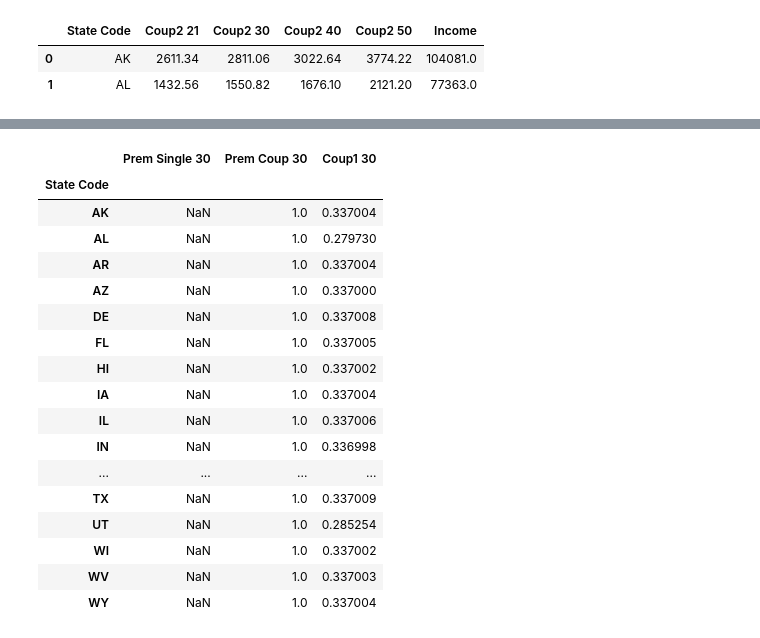
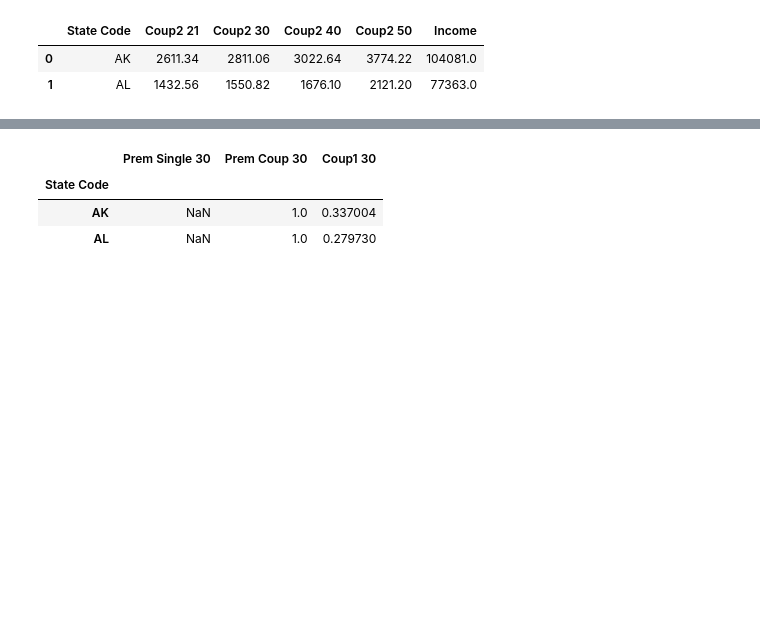
Before and after one commit to michellejm/health_insurance_marketplace, a Jupyter notebook: explore_data.ipynb, the cells around one changed output, grey strips where cells are left out. Saved outputs shown, nothing was run; the diff lists cells and outputs as text; code cells hidden in the pictures; blank space fills up the shorter version.

```diff
--- a/explore_data.ipynb
+++ b/explore_data.ipynb
@@ -145,29 +100,15 @@ percent_increase_couple
 # %%
 df_30s = df.groupby(['State Code'])[['Prem Single 30 ','Prem Coup 30 ','Coup1 30 ']].median()
 
 #for each row, calculate the decade over decade increase in premiums
 
 percent_increase_30s = df_30s.pct_change(axis='columns')
-percent_increase_30s
+percent_increase_30s.head(2)
 # %% [output]
 |  | Prem Single 30 | Prem Coup 30 | Coup1 30 |
 | State Code |  |  |  |
 | AK | NaN | 1.0 | 0.337004 |
 | AL | NaN | 1.0 | 0.279730 |
-| AR | NaN | 1.0 | 0.337004 |
-| AZ | NaN | 1.0 | 0.337000 |
-| DE | NaN | 1.0 | 0.337008 |
-| FL | NaN | 1.0 | 0.337005 |
-| HI | NaN | 1.0 | 0.337002 |
-| IA | NaN | 1.0 | 0.337004 |
-| IL | NaN | 1.0 | 0.337006 |
-| IN | NaN | 1.0 | 0.336998 |
-| ... | ... | ... | ... |
-| TX | NaN | 1.0 | 0.337009 |
-| UT | NaN | 1.0 | 0.285254 |
-| WI | NaN | 1.0 | 0.337002 |
-| WV | NaN | 1.0 | 0.337003 |
-| WY | NaN | 1.0 | 0.337004 |
 # %%
 df_40s = df.groupby(['State Code'])[['Prem Single 40 ','Prem Coup 40 ','Coup1 40 ']].median()
 
```
Also changed, not shown: parts of 9 cells of this notebook, 1 other file.
